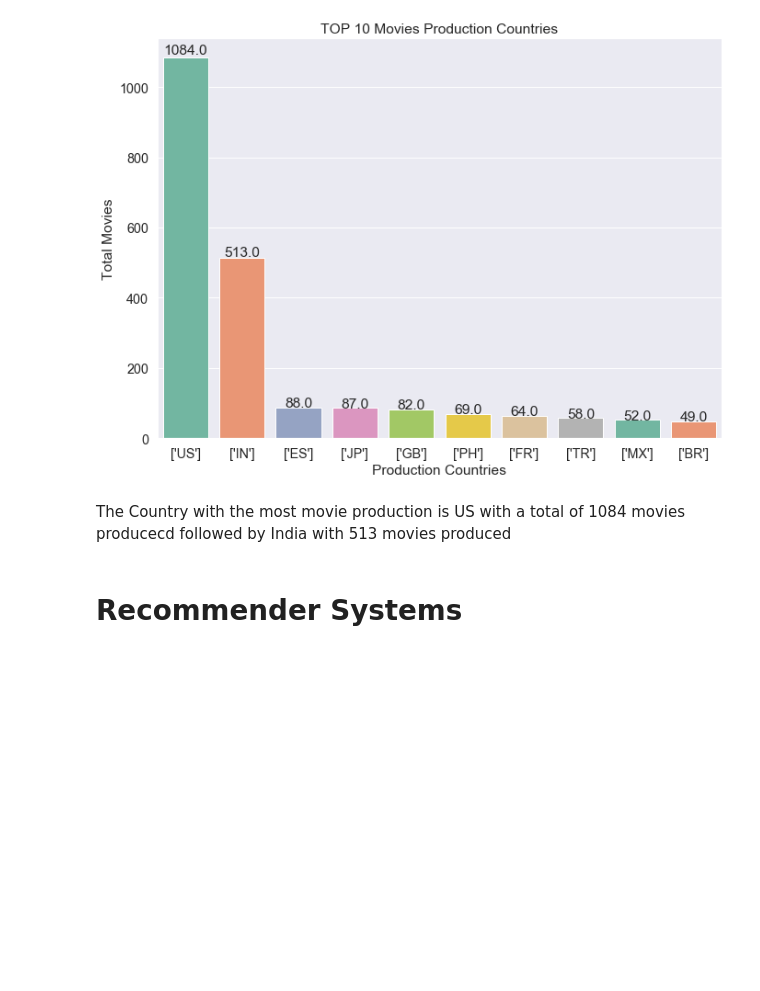
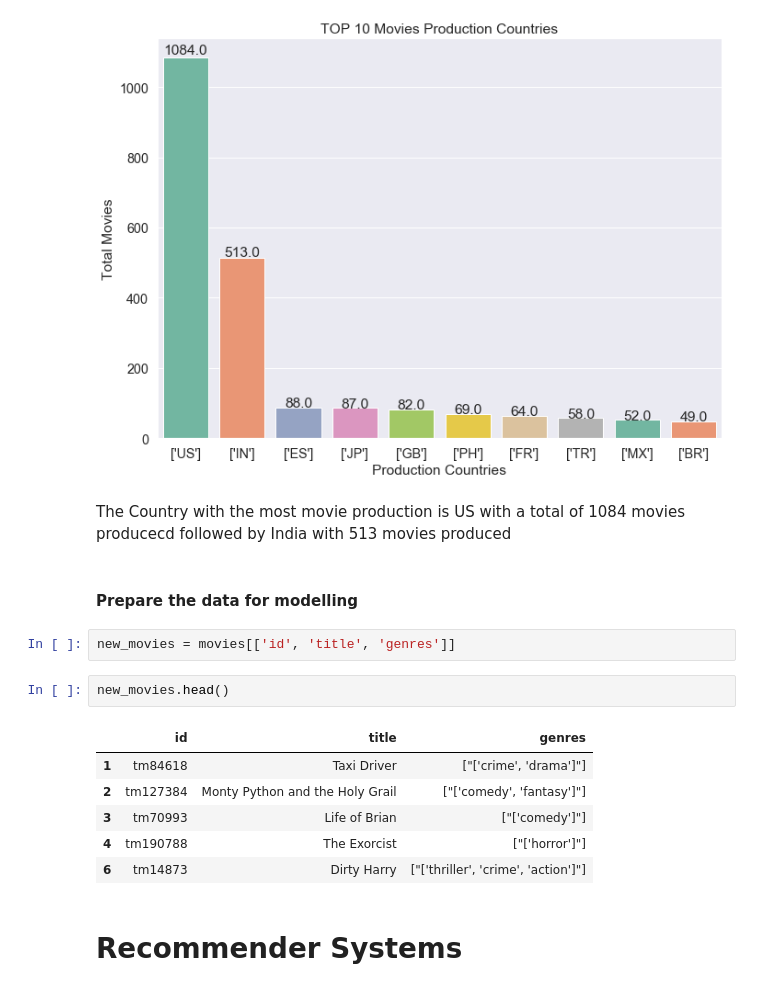
Before and after one commit to michaji/Netflix-Recommendation-System, a Jupyter notebook: movies.ipynb, the cells around one changed output. Saved outputs shown, nothing was run; the diff lists cells and outputs as text; blank space fills up the shorter version.

```diff
--- a/movies.ipynb
+++ b/movies.ipynb
@@ -688,6 +695,19 @@ plt.show()
 [figure]
 # %% [markdown]
 The Country with the most movie production is US with a total of 1084 movies producecd followed by India with 513 movies produced
+# %% [markdown]
+#### Prepare the data for modelling
+# %%
+new_movies = movies[['id', 'title', 'genres']]
+# %%
+new_movies.head()
+# %% [output]
+|  | id | title | genres |
+| 1 | tm84618 | Taxi Driver | ["['crime', 'drama']"] |
+| 2 | tm127384 | Monty Python and the Holy Grail | ["['comedy', 'fantasy']"] |
+| 3 | tm70993 | Life of Brian | ["['comedy']"] |
+| 4 | tm190788 | The Exorcist | ["['horror']"] |
+| 6 | tm14873 | Dirty Harry | ["['thriller', 'crime', 'action']"] |
 # %% [markdown]
 # Recommender Systems
 # %% [markdown]
```
Also changed, not shown: parts of 28 cells of this notebook.
